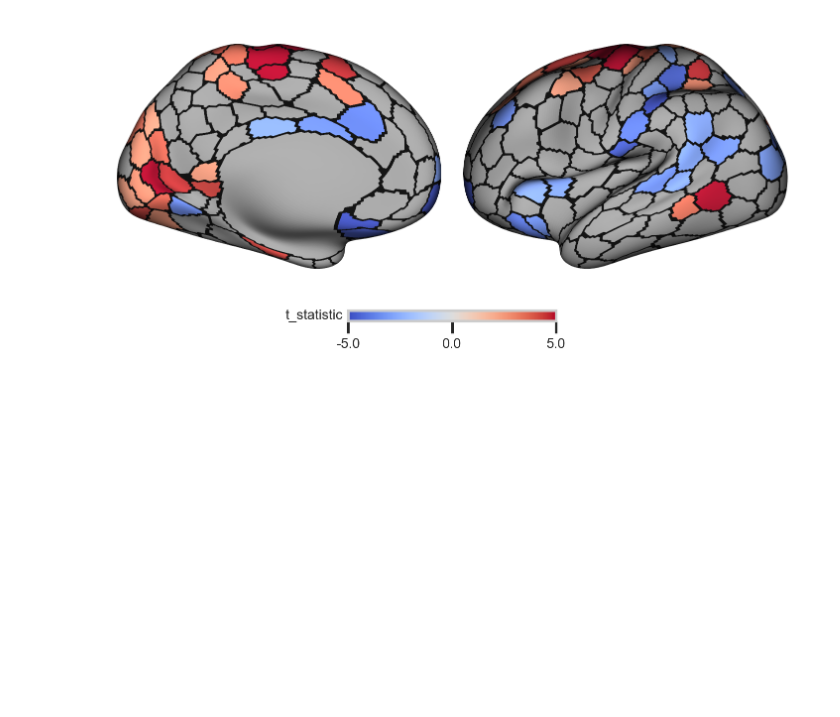
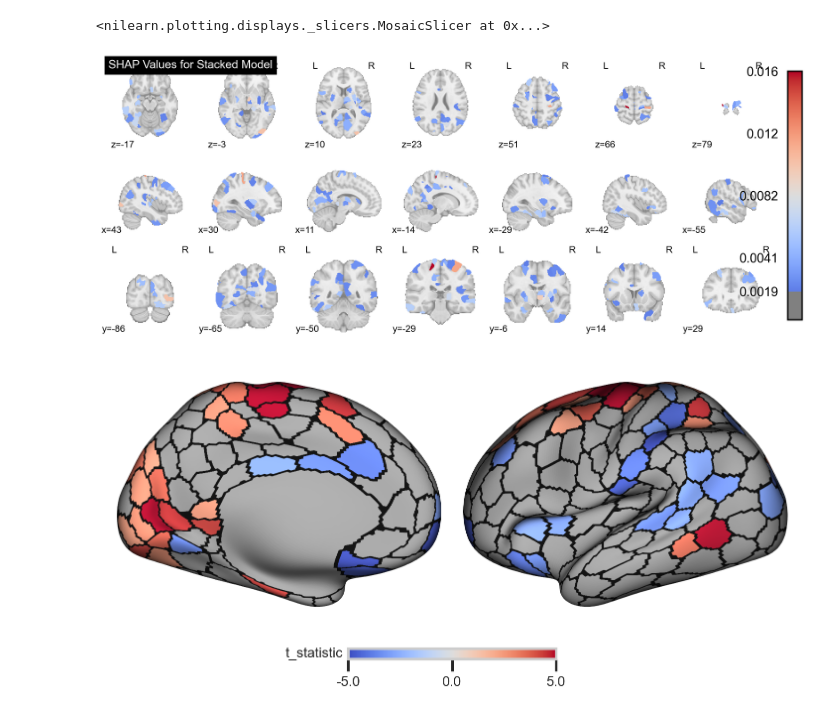
Before and after one commit to GalKepler/athletes_brain, a Jupyter notebook: notebooks/fig2/fig2.ipynb, the cells around one changed output. Cells and saved outputs as stored; diff of their text form; code cells hidden in the pictures; blank space fills up the shorter version.

Commit message:
WIP predictive modeling

```diff
--- a/notebooks/fig2/fig2.ipynb
+++ b/notebooks/fig2/fig2.ipynb
@@ -460,0 +497,6 @@ TypeError: BaseEstimator.get_params() missing 1 required positional argument: 's
+# %%
+importances = parcels.copy()
+importances["shap_value"] = explanation[:,:len(parcels)].values.mean(axis=0)
+# sort by absolute SHAP value
+importances["abs_shap_value"] = importances["shap_value"].abs()
+importances.sort_values(by="abs_shap_value", ascending=False)
@@ -461,3 +517,43 @@ TypeError: BaseEstimator.get_params() missing 1 required positional argument: 's
+# %%
+# do permutation importance
+from sklearn.inspection import permutation_importance
+# Calculate permutation importance
+perm_importance = permutation_importance(
+    stacked_estimator, X, y["target"], n_repeats=30, random_state=42, n_jobs=-1
+)
+# %%
+# Create a DataFrame for permutation importance
+importances["permutation_importance"] = perm_importance.importances_mean[: len(parcels)]
+importances["permutation_importance_std"] = perm_importance.importances_std[: len(parcels)]
+# %%
+from nilearn import plotting
+
+atlas_img = nib.load(nifti_matlab)
+atlas_data = np.round(atlas_img.get_fdata())
+
+
+for i, row in importances.iterrows():
+    region_id = row[region_col]
+    # Find the index of the region in the atlas data
+    region_mask = atlas_data == region_id
+    atlas_data[region_mask] = row["shap_value"]
+
+atlas_data[atlas_data< 0] = 0  # Set negative values to zero for better visualization
+# Save the modified atlas data with SHAP values
+atlas_img_with_shap = nib.Nifti1Image(atlas_data, atlas_img.affine, atlas_img.header)
+# %%
+plotting.plot_stat_map(
+    atlas_img_with_shap,
+    title="SHAP Values for Stacked Model",
+    display_mode="mosaic",
+    # cut_coords=(0, 0, 0),
+    threshold=importances["shap_value"].abs().mean(),
+    colorbar=True,
+    cmap="coolwarm",
+)
+# %% [output]
+<nilearn.plotting.displays._slicers.MosaicSlicer at 0x...>
+[figure, added]
 # %%
 import numpy as np
 import pandas as pd
```
Also changed, not shown: parts of 12 cells of this notebook, 13 other files.
